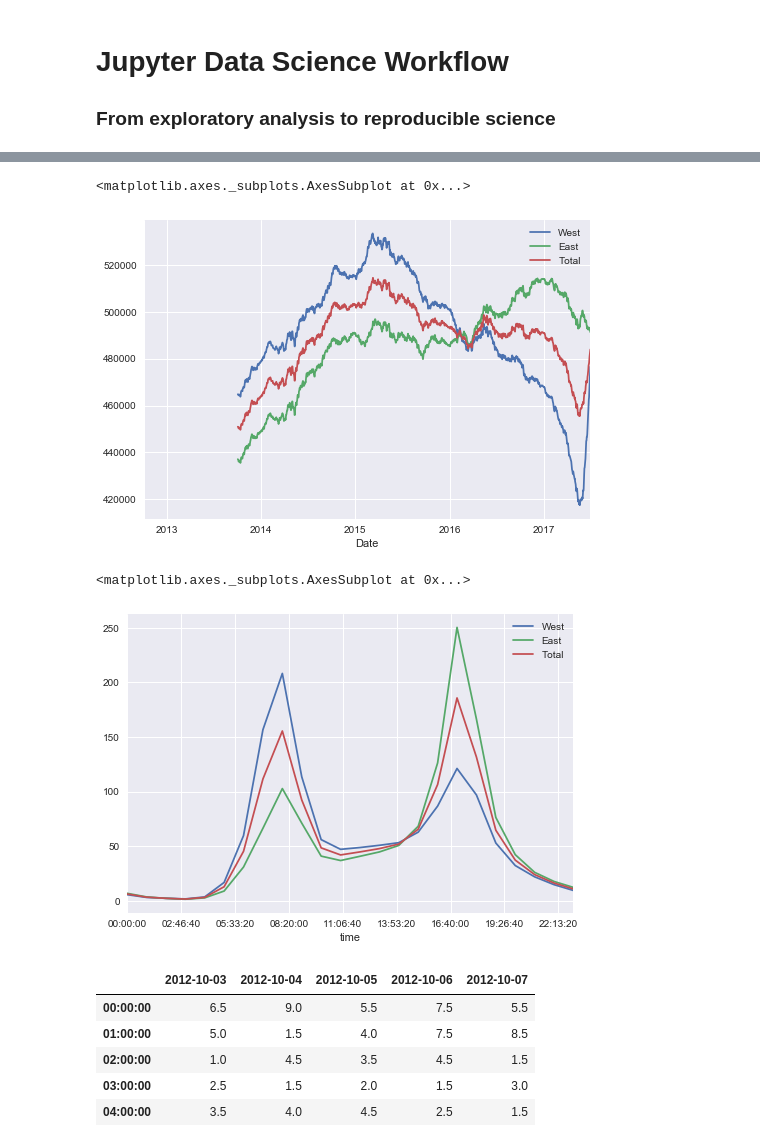
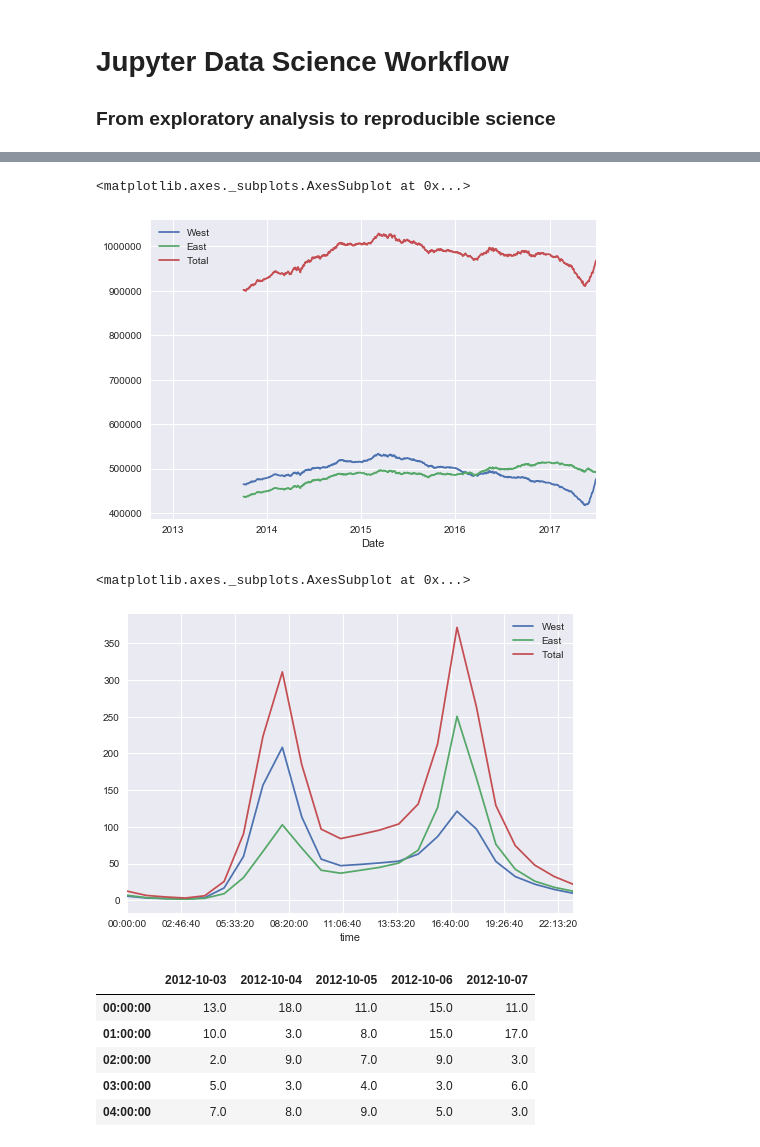
Before and after one commit to thyers/JupyterWorkflow, a Jupyter notebook: JupyterWorkflow.ipynb, the cells around one changed output, grey strips where cells are left out. Saved outputs shown, nothing was run; the diff lists cells and outputs as text; code cells hidden in the pictures.

```diff
--- a/JupyterWorkflow.ipynb
+++ b/JupyterWorkflow.ipynb
@@ -42,0 +9,18 @@ data.resample('W').sum().plot()
+# %%
+import os
+from urllib.request import urlretrieve
+import pandas as pd
+
+URL='https://data.seattle.gov/api/views/65db-xm6k/rows.csv?accessType=DOWNLOAD'
+
+def get_fremont_data(filename='./Data/Fremont.csv', url= URL):
+    if not os.path.exists(filename):
+        print('Loading data ...')
+        urlretrieve(URL,'Fremont.csv')
+    data = pd.read_csv('Fremont.csv', index_col='Date', parse_dates=True)
+    data.columns = ['West','East']
+    data['Total']= data['East'] + data['West']
+    return data
+# %%
+data = get_fremont_data()
+data.head()
@@ -43,24 +40,23 @@ data.resample('W').sum().plot()
 # %%
-data['Total']= (data['East'] + data['West'])/2.
 data.resample('D').sum().rolling(365).sum().plot()
 # %% [output]
 <matplotlib.axes._subplots.AxesSubplot at 0x...>
-[figure, old version]
+[figure, new version]
 # %%
 data.groupby(data.index.time).mean().plot()
 # %% [output]
 <matplotlib.axes._subplots.AxesSubplot at 0x...>
-[figure, old version]
+[figure, new version]
 # %%
 pivoted = data.pivot_table('Total', index=data.index.time, columns=data.index.date)
 pivoted.iloc[:5,:5]
 # %% [output]
 |  | 2012-10-03 | 2012-10-04 | 2012-10-05 | 2012-10-06 | 2012-10-07 |
-| 00:00:00 | 6.5 | 9.0 | 5.5 | 7.5 | 5.5 |
-| 01:00:00 | 5.0 | 1.5 | 4.0 | 7.5 | 8.5 |
-| 02:00:00 | 1.0 | 4.5 | 3.5 | 4.5 | 1.5 |
-| 03:00:00 | 2.5 | 1.5 | 2.0 | 1.5 | 3.0 |
-| 04:00:00 | 3.5 | 4.0 | 4.5 | 2.5 | 1.5 |
+| 00:00:00 | 13.0 | 18.0 | 11.0 | 15.0 | 11.0 |
+| 01:00:00 | 10.0 | 3.0 | 8.0 | 15.0 | 17.0 |
+| 02:00:00 | 2.0 | 9.0 | 7.0 | 9.0 | 3.0 |
+| 03:00:00 | 5.0 | 3.0 | 4.0 | 3.0 | 6.0 |
+| 04:00:00 | 7.0 | 8.0 | 9.0 | 5.0 | 3.0 |
 # %%
 pivoted.plot(legend=False, alpha= 0.01)
 # %% [output]
```
Also changed, not shown: parts of 7 cells of this notebook.
